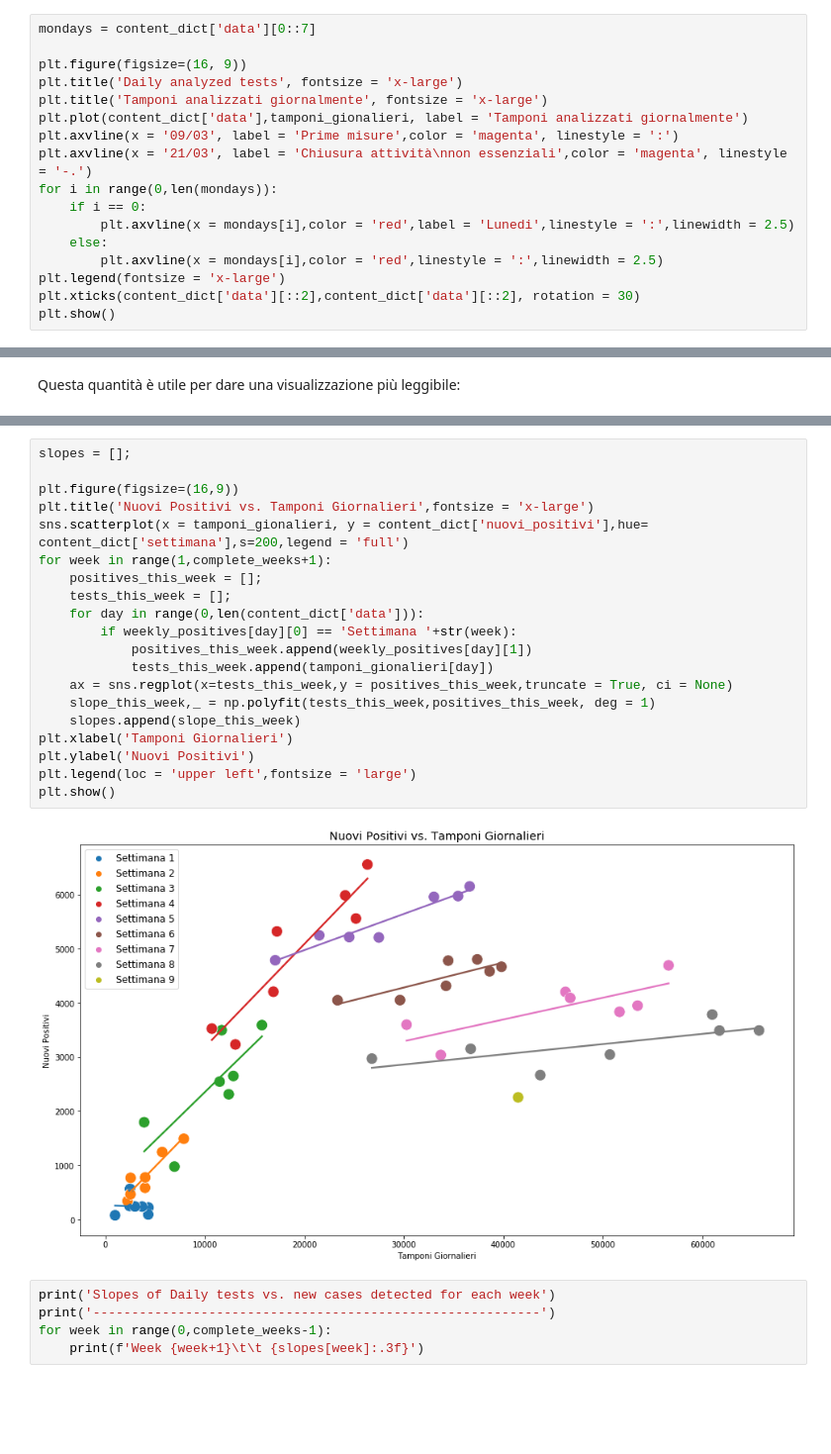
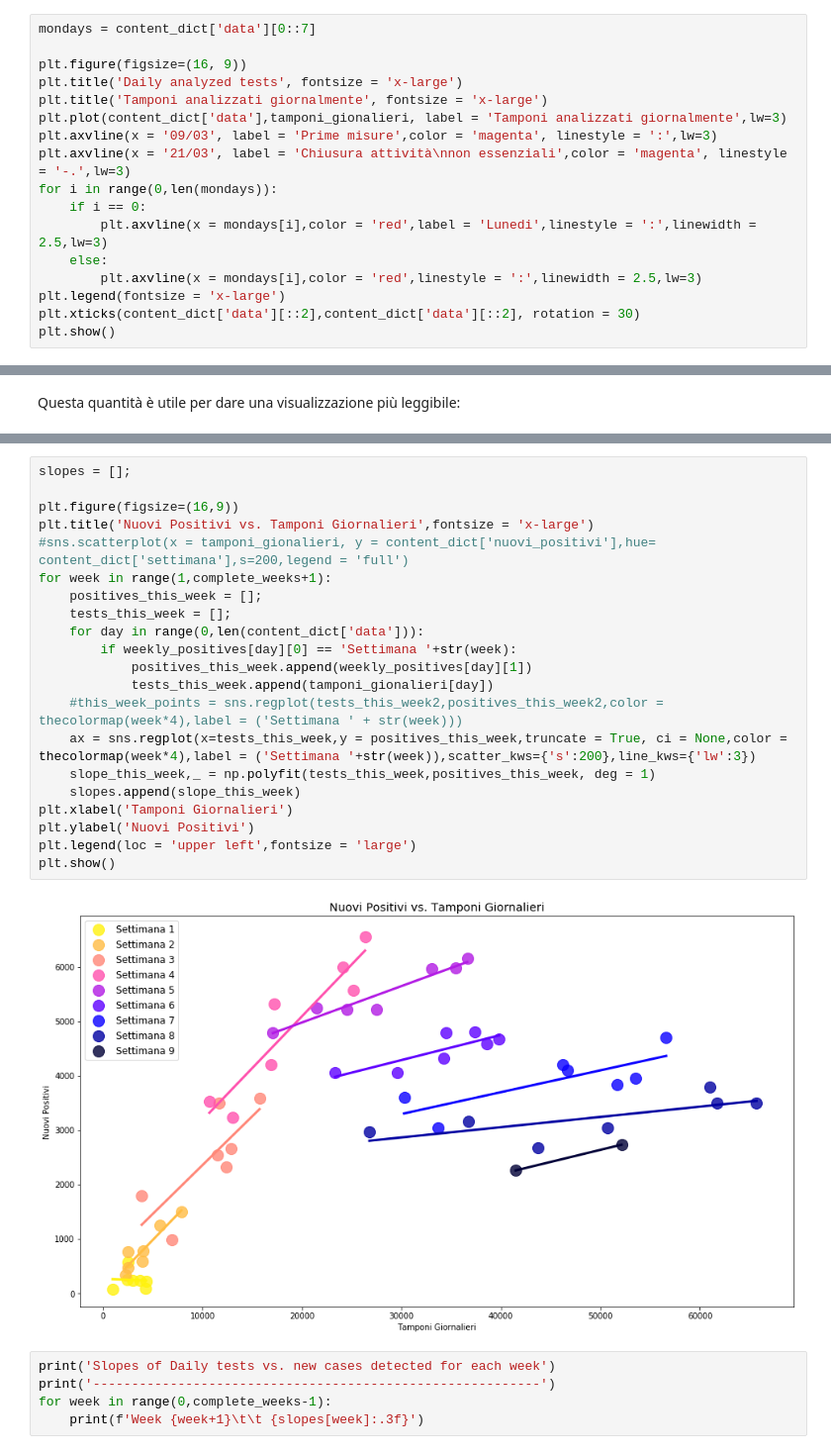
Before and after one commit to FReina/COVID-19, a Jupyter notebook: riepilogo_situazione_nazionale_FR.ipynb, the cells around one changed output, grey strips where cells are left out. Shown at 99% size. Drawn from its saved outputs; the diff is of its cells as text; blank space fills up the shorter version.

```diff
--- a/riepilogo_situazione_nazionale_FR.ipynb
+++ b/riepilogo_situazione_nazionale_FR.ipynb
@@ -228,14 +229,14 @@ mondays = content_dict['data'][0::7]
 plt.figure(figsize=(16, 9))
 plt.title('Daily analyzed tests', fontsize = 'x-large')
 plt.title('Tamponi analizzati giornalmente', fontsize = 'x-large')
-plt.plot(content_dict['data'],tamponi_gionalieri, label = 'Tamponi analizzati giornalmente')
-plt.axvline(x = '09/03', label = 'Prime misure',color = 'magenta', linestyle = ':')
-plt.axvline(x = '21/03', label = 'Chiusura attività\nnon essenziali',color = 'magenta', linestyle = '-.')
+plt.plot(content_dict['data'],tamponi_gionalieri, label = 'Tamponi analizzati giornalmente',lw=3)
+plt.axvline(x = '09/03', label = 'Prime misure',color = 'magenta', linestyle = ':',lw=3)
+plt.axvline(x = '21/03', label = 'Chiusura attività\nnon essenziali',color = 'magenta', linestyle = '-.',lw=3)
 for i in range(0,len(mondays)):
     if i == 0:
-        plt.axvline(x = mondays[i],color = 'red',label = 'Lunedi',linestyle = ':',linewidth = 2.5)
+        plt.axvline(x = mondays[i],color = 'red',label = 'Lunedi',linestyle = ':',linewidth = 2.5,lw=3)
     else:
-        plt.axvline(x = mondays[i],color = 'red',linestyle = ':',linewidth = 2.5)
+        plt.axvline(x = mondays[i],color = 'red',linestyle = ':',linewidth = 2.5,lw=3)
 plt.legend(fontsize = 'x-large')
 plt.xticks(content_dict['data'][::2],content_dict['data'][::2], rotation = 30)
 plt.show()
@@ -372,25 +375,26 @@ Inizialmente, pensavo che questa fosse una buona idea, di cercare di fare una re
 # %%
 slopes = [];
 
 plt.figure(figsize=(16,9))
 plt.title('Nuovi Positivi vs. Tamponi Giornalieri',fontsize = 'x-large')
-sns.scatterplot(x = tamponi_gionalieri, y = content_dict['nuovi_positivi'],hue= content_dict['settimana'],s=200,legend = 'full')
+#sns.scatterplot(x = tamponi_gionalieri, y = content_dict['nuovi_positivi'],hue= content_dict['settimana'],s=200,legend = 'full')
 for week in range(1,complete_weeks+1):
     positives_this_week = [];
     tests_this_week = [];
     for day in range(0,len(content_dict['data'])):
         if weekly_positives[day][0] == 'Settimana '+str(week):
             positives_this_week.append(weekly_positives[day][1])
             tests_this_week.append(tamponi_gionalieri[day])
-    ax = sns.regplot(x=tests_this_week,y = positives_this_week,truncate = True, ci = None)
+    #this_week_points = sns.regplot(tests_this_week2,positives_this_week2,color = thecolormap(week*4),label = ('Settimana ' + str(week)))
+    ax = sns.regplot(x=tests_this_week,y = positives_this_week,truncate = True, ci = None,color = thecolormap(week*4),label = ('Settimana '+str(week)),scatter_kws={'s':200},line_kws={'lw':3})
     slope_this_week,_ = np.polyfit(tests_this_week,positives_this_week, deg = 1)
     slopes.append(slope_this_week)
 plt.xlabel('Tamponi Giornalieri')
 plt.ylabel('Nuovi Positivi')
 plt.legend(loc = 'upper left',fontsize = 'large')
 plt.show()
 # %% [output]
-[figure, old version]
+[figure, new version]
 # %%
 print('Slopes of Daily tests vs. new cases detected for each week')
 print('----------------------------------------------------------')
```
Also changed, not shown: parts of 14 cells of this notebook, 1 other file.
